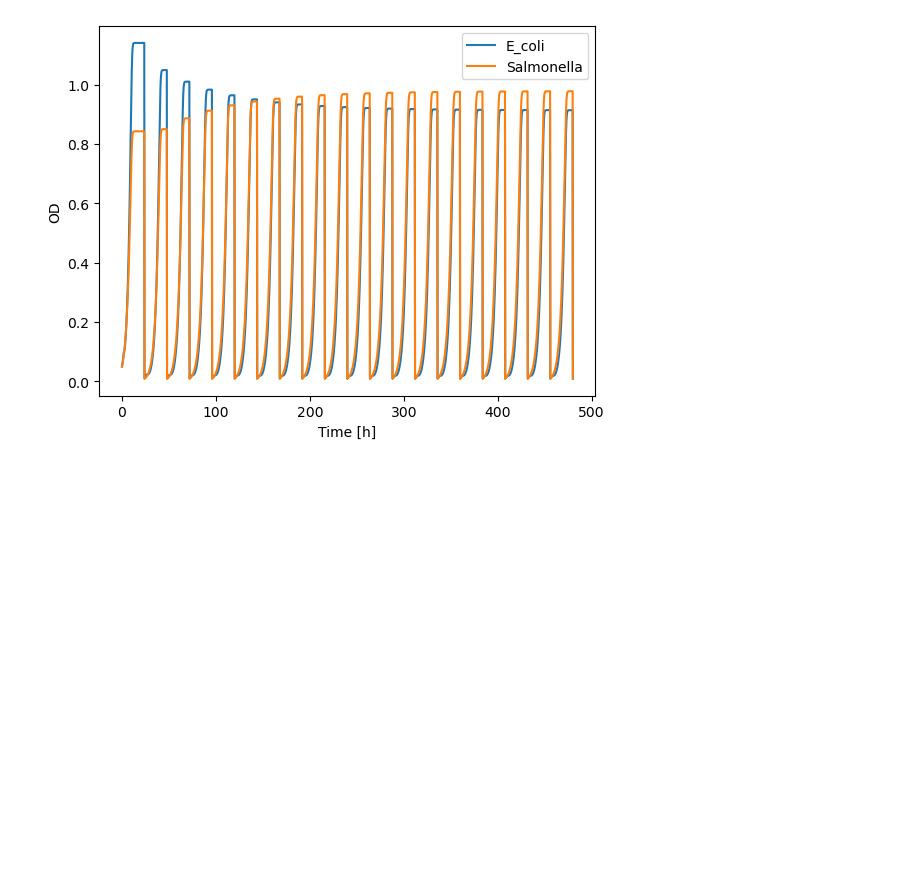
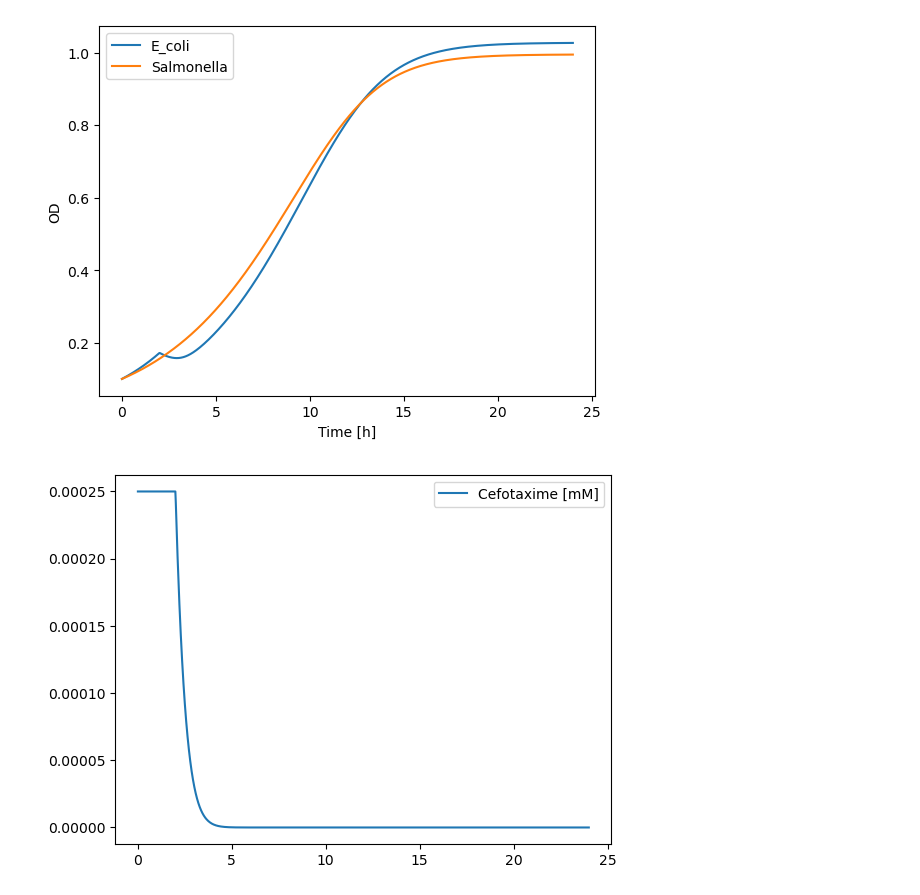
Before and after one commit to nahanoo/toxicity_kuleuven, a Jupyter notebook: overview.ipynb, the cells around one changed output. Drawn from its saved outputs; the diff is of its cells as text; code cells hidden in the pictures; blank space fills up the shorter version.

```diff
--- a/overview.ipynb
+++ b/overview.ipynb
@@ -44,8 +81,10 @@ exp.plot_salmonella()
 # %%
 exp = Experiment()
-exp.s.a = 800
-exp.total_transfers = 20
+exp.total_transfers = 1
+exp.dilution_factor = 1
 exp.simulate_experiment("s_protects_e")
 exp.plot_N()
+exp.plot_cefo()
 # %% [output]
-[figure, old version]
+[figure, new version]
+[figure, added]
```
Also changed, not shown: parts of 16 cells of this notebook.
